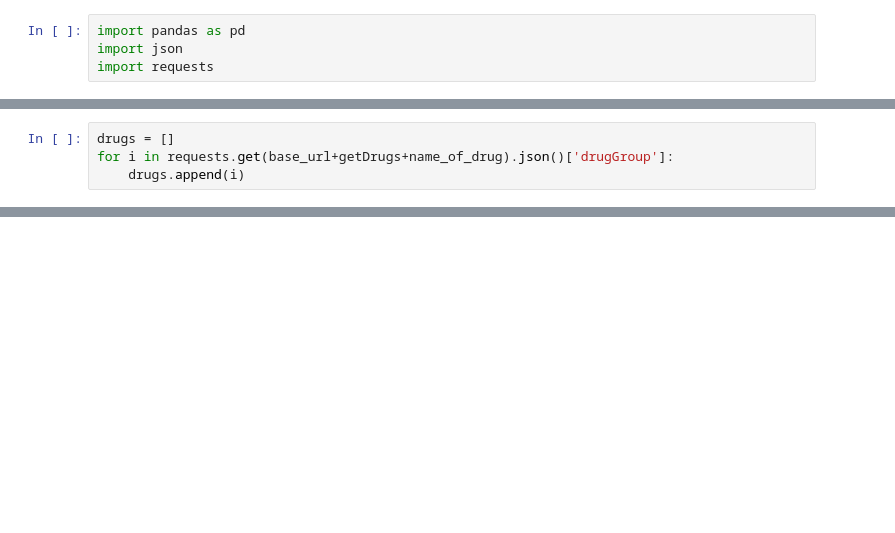
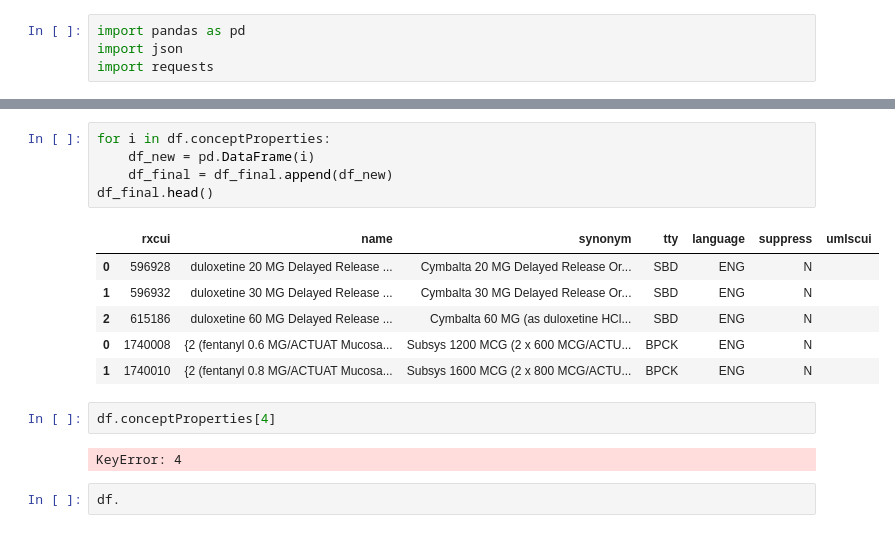
Before and after one commit to danielhmendoza01/Automatic_Code_Sets, a Jupyter notebook: opioid_parse_test.ipynb, the cells around one changed output, grey strips where cells are left out. Saved outputs shown, nothing was run; the diff lists cells and outputs as text; blank space fills up the shorter version.

```diff
--- a/opioid_parse_test.ipynb
+++ b/opioid_parse_test.ipynb
@@ -33,4 +12,0 @@ list(requests.get(base_url+getDrugs+name_of_drug).json())
-# %%
-drugs = []
-for i in requests.get(base_url+getDrugs+name_of_drug).json()['drugGroup']:
-    drugs.append(i)
@@ -44,0 +71,18 @@ df.head()
+# %%
+for i in df.conceptProperties:
+    df_new = pd.DataFrame(i)
+    df_final = df_final.append(df_new)
+df_final.head()
+# %% [output]
+|  | rxcui | name | synonym | tty | language | suppress | umlscui |
+| 0 | 596928 | duloxetine 20 MG Delayed Release ... | Cymbalta 20 MG Delayed Release Or... | SBD | ENG | N |  |
+| 1 | 596932 | duloxetine 30 MG Delayed Release ... | Cymbalta 30 MG Delayed Release Or... | SBD | ENG | N |  |
+| 2 | 615186 | duloxetine 60 MG Delayed Release ... | Cymbalta 60 MG (as duloxetine HCl... | SBD | ENG | N |  |
+| 0 | 1740008 | {2 (fentanyl 0.6 MG/ACTUAT Mucosa... | Subsys 1200 MCG (2 x 600 MCG/ACTU... | BPCK | ENG | N |  |
+| 1 | 1740010 | {2 (fentanyl 0.8 MG/ACTUAT Mucosa... | Subsys 1600 MCG (2 x 800 MCG/ACTU... | BPCK | ENG | N |  |
+# %%
+df.conceptProperties[4]
+# %% [output]
+KeyError: 4
+# %%
+df.
```
Also changed, not shown: parts of 20 cells of this notebook.
